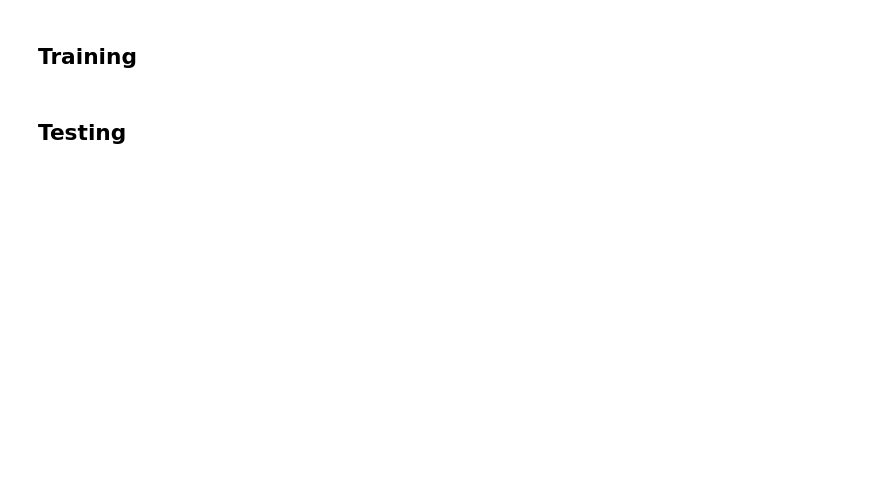
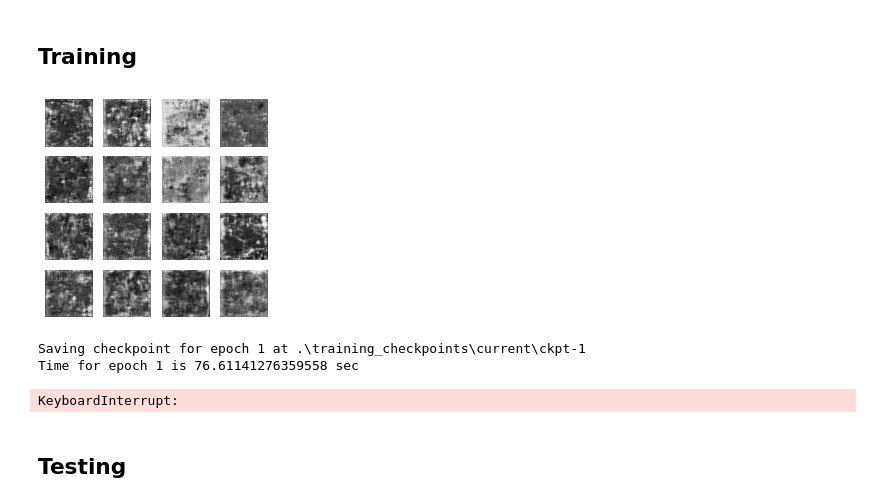
Before and after one commit to comtalyst/generative-facial-cosmetics, a Jupyter notebook: model_engineering/main.ipynb, the cells around one changed output. Saved outputs shown, nothing was run; the diff lists cells and outputs as text; code cells hidden in the pictures; blank space fills up the shorter version.

Commit message:
Fix bug + ready to train

```diff
--- a/model_engineering/main.ipynb
+++ b/model_engineering/main.ipynb
@@ -45,4 +48,4 @@ from models.generator import build_model as build_generator
 # %%
-training_dataset = get_dataset(BUCKET1, True, True)
+training_dataset = get_dataset(BUCKET1, True, True, True)
 generator = build_generator(strategy)
 discriminator = build_discriminator(strategy)
@@ -57,9 +81,14 @@ print(discriminator(image, training=False).numpy())
 # %% [markdown]
 ## **Training**
 # %%
-EPOCHS = 200
+EPOCHS = 2
 
 train(generator, discriminator, training_dataset, EPOCHS, BATCH_SIZE, strategy)
+# %% [output]
+[figure, added]
+Saving checkpoint for epoch 1 at .\training_checkpoints\current\ckpt-1
+Time for epoch 1 is 76.61141276359558 sec
+KeyboardInterrupt:
 # %% [markdown]
 ## **Testing**
 # %%
```
Also changed, not shown: parts of 6 cells of this notebook, 1 other file.
